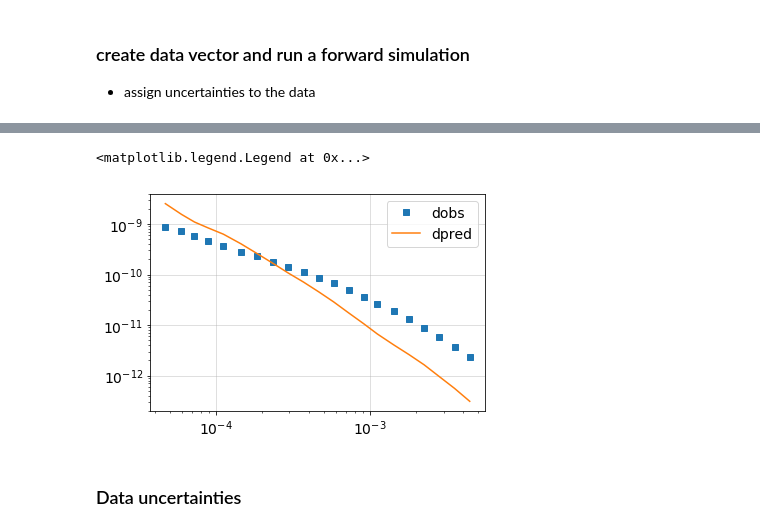
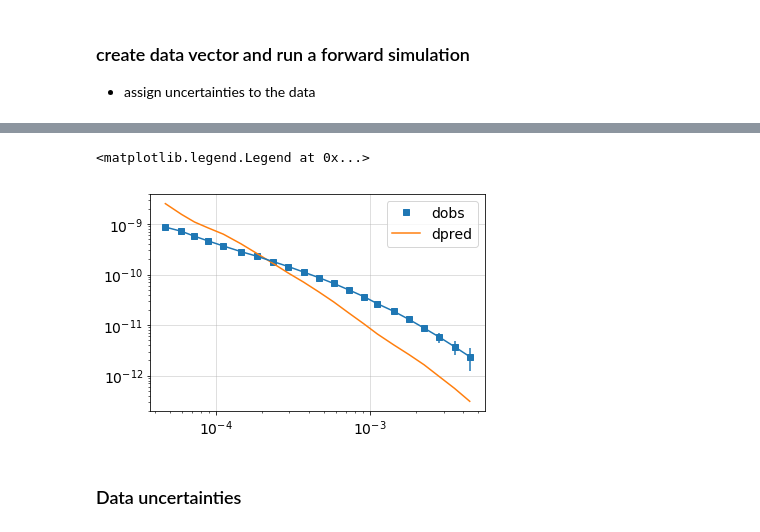
Before and after one commit to simpeg/em-notebooks, a Jupyter notebook: notebooks/TDEM_inversion_bookpurnong.ipynb, the cells around one changed output, grey strips where cells are left out. Saved outputs shown, nothing was run; the diff lists cells and outputs as text; code cells hidden in the pictures.

```diff
--- a/notebooks/TDEM_inversion_bookpurnong.ipynb
+++ b/notebooks/TDEM_inversion_bookpurnong.ipynb
@@ -314,6 +320,6 @@ ax.grid("k", alpha=0.5)
 - assign uncertainties to the data
 # %%
 std = 0.05
-floor = 5e-13
-dobs = data[rxind, :-3]
+floor = 1e-12
+dobs = data[rxind, :-3]  # ignore the last three time-channels
 uncert = abs(dobs) * std + floor
@@ -327,14 +336,15 @@ Wall time: 6.91 µs
 # %%
 fig, ax = plt.subplots(1, 1)
 
 ax.loglog(time_channels[:-3, 1], dobs, "C0s", label="dobs")
+plt.errorbar(time_channels[:-3, 1], dobs, yerr=uncert, color="C0")
 ax.loglog(time_channels[:-3, 1], -dpred_0, "C1", label="dpred")
 
 ax.grid('k', alpha=0.5)
 ax.legend()
 # %% [output]
 <matplotlib.legend.Legend at 0x...>
-[figure, old version]
+[figure, new version]
 # %% [markdown]
 ### Data uncertainties
 # %%
```
Also changed, not shown: parts of 24 cells of this notebook, 16 other files.
